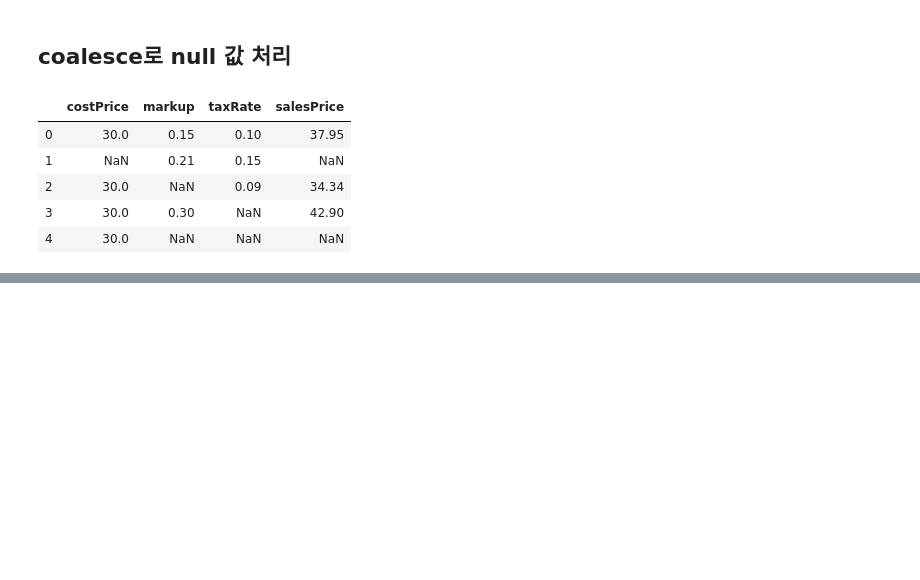
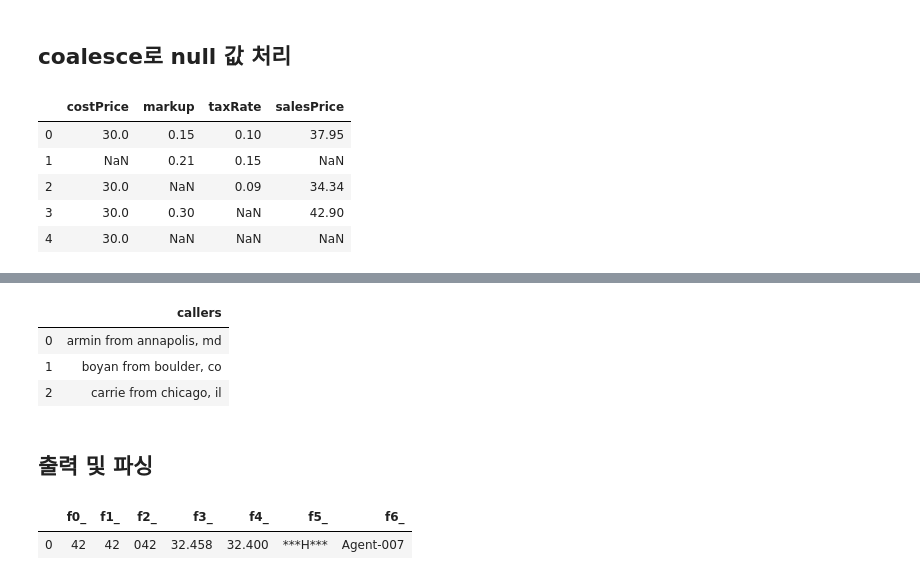
Before and after one commit to jeonprize/SQL, a Jupyter notebook: 2. 데이터 타입, 함수, 연산자.ipynb, the cells around one changed output, grey strips where cells are left out. Drawn from its saved outputs; the diff is of its cells as text; code cells hidden in the pictures; blank space fills up the shorter version.

```diff
--- a/2. 데이터 타입, 함수, 연산자.ipynb
+++ b/2. 데이터 타입, 함수, 연산자.ipynb
@@ -225,0 +293,39 @@ df
+# %%
+# substr, concat를 사용한 쿼리
+
+query = '''with example as(
+    select 'armin@abc.com' as email, 'annapolis, md' as city
+    union all select 'boyan@bca.com', 'boulder, co'
+    union all select 'carrie@cab.com','chicago, il'
+)
+select
+    concat(
+        substr(email,1, strpos(email,'@') -1), ' from ',city) as callers
+from example
+'''
+# SUBSTR(value, position, length]) : value값 내부에서 position에서부터 length만큼 데이터 반환
+df= pd.read_gbq(query = query, dialect='standard',project_id='project-bigquery-319110',auth_local_webserver=True)
+df
+# %% [output]
+|  | callers |
+| 0 | armin from annapolis, md |
+| 1 | boyan from boulder, co |
+| 2 | carrie from chicago, il |
+# %% [markdown]
+## 출력 및 파싱
+# %%
+query = '''
+select
+cast(42 as string),
+cast('42'as int64),
+format('%03d', 42),
+format('%5.3f',32.457842),
+format('%5.3f',32.4),
+format('***%s***','H'),
+format('%s-%03d','Agent',7)
+'''
+df= pd.read_gbq(query = query, dialect='standard',project_id='project-bigquery-319110',auth_local_webserver=True)
+df
+# %% [output]
+|  | f0_ | f1_ | f2_ | f3_ | f4_ | f5_ | f6_ |
+| 0 | 42 | 42 | 042 | 32.458 | 32.400 | ***H*** | Agent-007 |
```
Also changed, not shown: parts of 11 cells of this notebook.
